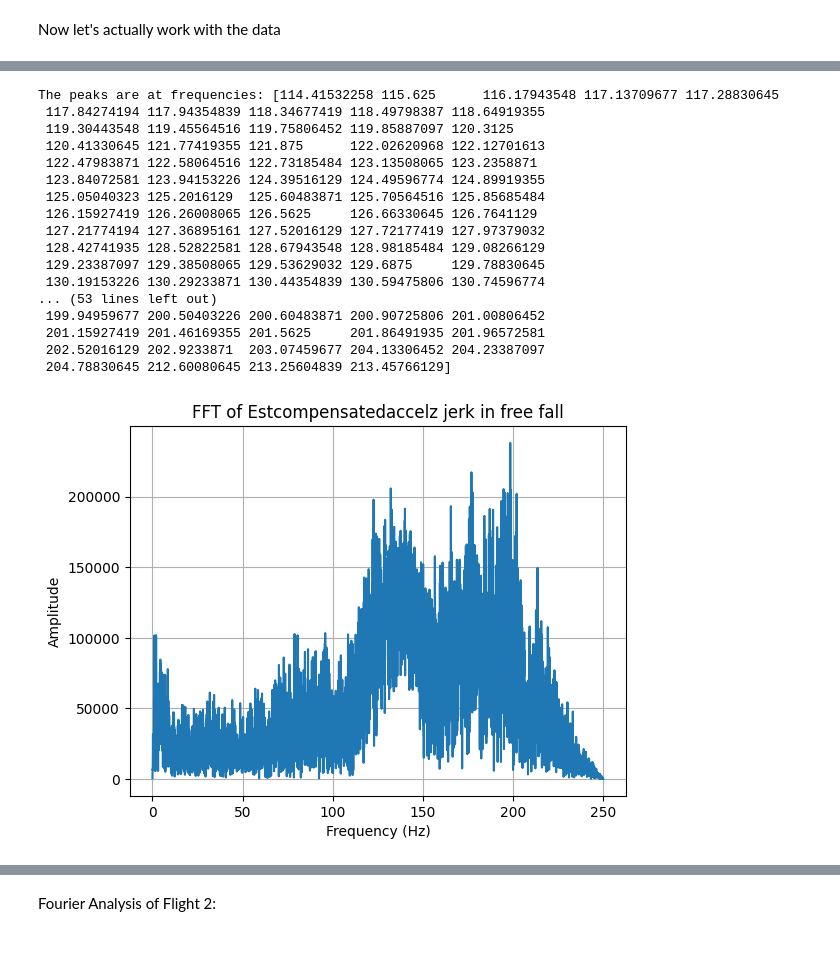
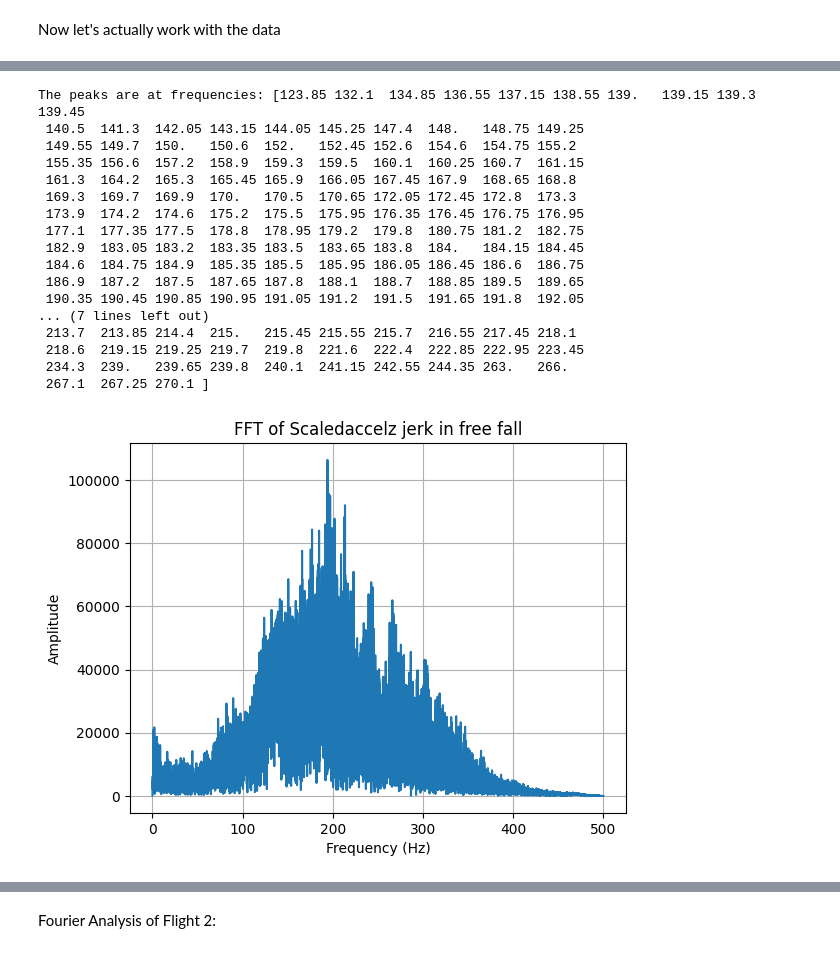
Before and after one commit to NCSU-High-Powered-Rocketry-Club/AirbrakesV2, a Jupyter notebook: scripts/make_plots.ipynb, the cells around one changed output, grey strips where cells are left out. Drawn from its saved outputs; the diff is of its cells as text; code cells hidden in the pictures.

Commit message:
Work on plots a little more

```diff
--- a/scripts/make_plots.ipynb
+++ b/scripts/make_plots.ipynb
@@ -110,7 +110,7 @@ Now let's actually work with the data
 # %%
 # Calculate and plot the jerk with the index as x-axis, for flight 1
 
-field = 'scaledAccelY'
+field = 'scaledAccelZ'
 T = 1/1000
 data = data_1.dropna(subset=[field]).copy()
 # Calculate the jerk:
@@ -313,18 +313,19 @@ plt.show()
 # %%
 # Now do the same for free fall state, we will find the jerk and the fft of the jerk:
 
-# Get data for the motor burn state:
 free_fall_state = data[data['state'] == "F"].copy()
 # Only use till row 100000:
-free_fall_state = free_fall_state.iloc[80:10000]
+free_fall_state = free_fall_state.iloc[:20000]
 
 # Calculate the jerk:
-free_fall_state['jerk'] = np.gradient(free_fall_state[field], 1/500)
+free_fall_state['jerk'] = np.gradient(free_fall_state[field], T)
 
 # Plot the jerk:
 plt.plot(free_fall_state.index, free_fall_state['jerk'])
+# plt.plot(free_fall_state.index, free_fall_state[field])
 plt.title(f"{field.capitalize()} {'jerk' if 'jerk' in data.columns else ''} in Free fall vs. Index")
 plt.xlabel('Index')
 plt.ylabel(field)
+# plt.xlim(24500, 26000)
 plt.show()
 # %% [output]
@@ -333,52 +334,51 @@ plt.show()
 # Calculate the fft of the jerk:
 
 fft_free_fall = np.fft.fft(free_fall_state['jerk'])
-T = 1/500
 N = len(free_fall_state['jerk'])
 fft_free_fall_abs_nyquist = np.abs(fft_free_fall)[:N//2]
 fft_freq_free_fall_nyquist = np.fft.fftfreq(N, T)[:N//2]
 
 free_fall_peaks, _ = find_peaks(fft_free_fall_abs_nyquist, height=0.5*np.max(fft_free_fall_abs_nyquist))
 print(f"The peaks are at frequencies: {fft_freq_free_fall_nyquist[free_fall_peaks]}")
 
 # Plot the one-sided fft:
 plt.plot(fft_freq_free_fall_nyquist, fft_free_fall_abs_nyquist)
 
 # plt.scatter(
 #     fft_freq_free_fall_nyquist[free_fall_peaks],
 #     fft_free_fall_abs_nyquist[free_fall_peaks],
 #     color='red',
 #     label='peaks',
 #     zorder=5
 # )
 
 plt.title(f"FFT of {field.capitalize()} {'jerk' if 'jerk' in data.columns else ''} in free fall")
 plt.xlabel('Frequency (Hz)')
 plt.ylabel('Amplitude')
 plt.grid()
 
 # for peak_idx in free_fall_peaks:
 #     # Put text next to the peak and shift it a bit to the right
 #     freq = fft_freq_free_fall_nyquist[peak_idx]
 #     plt.text(freq, fft_free_fall_abs_nyquist[peak_idx], f"{freq:.1f} Hz", fontsize=8, ha='right')
 
 plt.show()
 # %% [output]
-The peaks are at frequencies: [114.41532258 115.625      116.17943548 117.13709677 117.28830645
- 117.84274194 117.94354839 118.34677419 118.49798387 118.64919355
- 119.30443548 119.45564516 119.75806452 119.85887097 120.3125
- 120.41330645 121.77419355 121.875      122.02620968 122.12701613
- 122.47983871 122.58064516 122.73185484 123.13508065 123.2358871
- 123.84072581 123.94153226 124.39516129 124.49596774 124.89919355
- 125.05040323 125.2016129  125.60483871 125.70564516 125.85685484
- 126.15927419 126.26008065 126.5625     126.66330645 126.7641129
- 127.21774194 127.36895161 127.52016129 127.72177419 127.97379032
- 128.42741935 128.52822581 128.67943548 128.98185484 129.08266129
- 129.23387097 129.38508065 129.53629032 129.6875     129.78830645
- 130.19153226 130.29233871 130.44354839 130.59475806 130.74596774
-... (53 lines left out)
- 199.94959677 200.50403226 200.60483871 200.90725806 201.00806452
- 201.15927419 201.46169355 201.5625     201.86491935 201.96572581
- 202.52016129 202.9233871  203.07459677 204.13306452 204.23387097
- 204.78830645 212.60080645 213.25604839 213.45766129]
+The peaks are at frequencies: [123.85 132.1  134.85 136.55 137.15 138.55 139.   139.15 139.3  139.45
+ 140.5  141.3  142.05 143.15 144.05 145.25 147.4  148.   148.75 149.25
+ 149.55 149.7  150.   150.6  152.   152.45 152.6  154.6  154.75 155.2
+ 155.35 156.6  157.2  158.9  159.3  159.5  160.1  160.25 160.7  161.15
+ 161.3  164.2  165.3  165.45 165.9  166.05 167.45 167.9  168.65 168.8
+ 169.3  169.7  169.9  170.   170.5  170.65 172.05 172.45 172.8  173.3
+ 173.9  174.2  174.6  175.2  175.5  175.95 176.35 176.45 176.75 176.95
+ 177.1  177.35 177.5  178.8  178.95 179.2  179.8  180.75 181.2  182.75
+ 182.9  183.05 183.2  183.35 183.5  183.65 183.8  184.   184.15 184.45
+ 184.6  184.75 184.9  185.35 185.5  185.95 186.05 186.45 186.6  186.75
+ 186.9  187.2  187.5  187.65 187.8  188.1  188.7  188.85 189.5  189.65
+ 190.35 190.45 190.85 190.95 191.05 191.2  191.5  191.65 191.8  192.05
+... (7 lines left out)
+ 213.7  213.85 214.4  215.   215.45 215.55 215.7  216.55 217.45 218.1
+ 218.6  219.15 219.25 219.7  219.8  221.6  222.4  222.85 222.95 223.45
+ 234.3  239.   239.65 239.8  240.1  241.15 242.55 244.35 263.   266.
+ 267.1  267.25 270.1 ]
-[figure, old version]
+[figure, new version]
```
Also changed, not shown: parts of 13 cells of this notebook.
